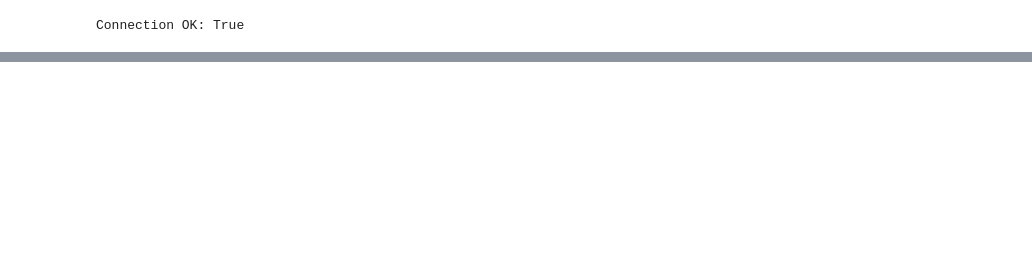
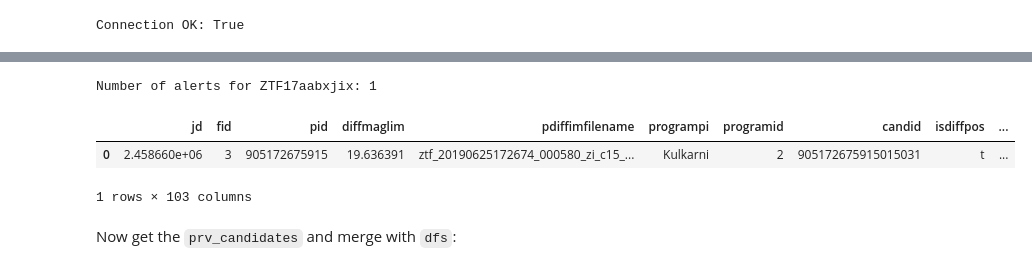
Before and after one commit to dmitryduev/kowalski-archived, a Jupyter notebook: nb/ztf.ipynb, the cells around one changed output, grey strips where cells are left out. Cells and saved outputs as stored; diff of their text form; code cells hidden in the pictures; blank space fills up the shorter version.

```diff
--- a/nb/ztf.ipynb
+++ b/nb/ztf.ipynb
@@ -41,0 +496,30 @@ Connection OK: True
+# %%
+q = {"query_type": "find",
+     "query": {
+         "catalog": "ZTF_alerts",
+         "filter": {"objectId": alert['objectId']},
+         "projection": {"_id": 0, "cutoutScience": 0, "cutoutTemplate": 0, "cutoutDifference": 0},
+     }
+     }
+r = k.query(query=q)
+alerts = r['result_data']['query_result']
+print(f'Number of alerts for {alert["objectId"]}:', len(alerts))
+# %% [output]
+Number of alerts for ZTF17aabxjix: 1
+# %%
+dfs = []
+
+for packet in alerts:
+    df = pd.DataFrame(packet['candidate'], index=[0])
+    dfs.append(df)
+
+# drop duplicate entries. decide using jd
+dfs = pd.concat(dfs, ignore_index=True, sort=False).drop_duplicates(subset='jd').reset_index(drop=True)
+
+display(dfs)
+# %% [output]
+|  | jd | fid | pid | diffmaglim | pdiffimfilename | programpi | programid | candid | isdiffpos | ... |
+| 0 | 2.458660e+06 | 3 | 905172675915 | 19.636391 | ztf_20190625172674_000580_zi_c15_... | Kulkarni | 2 | 905172675915015031 | t | ... |
+1 rows × 103 columns
+# %% [markdown]
+Now get the `prv_candidates` and merge with `dfs`:
```
Also changed, not shown: parts of 26 cells of this notebook.
